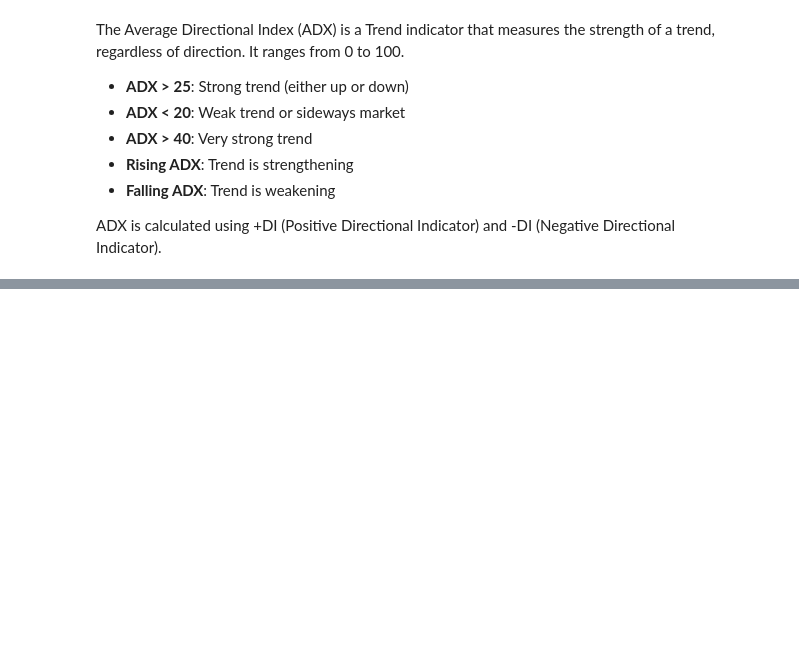
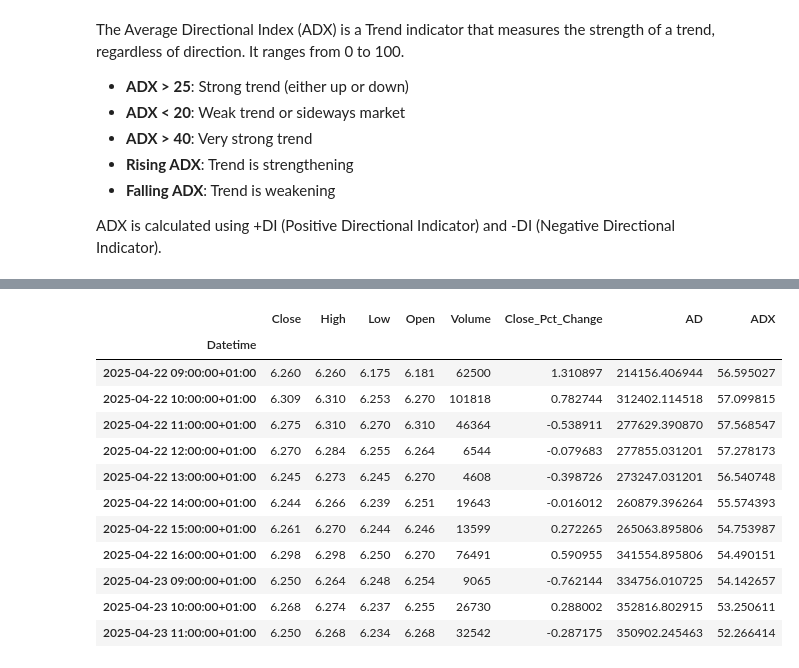
Before and after one commit to Notplays/Financial-trading-trees, a Jupyter notebook: notebook.ipynb, the cells around one changed output, grey strips where cells are left out. Drawn from its saved outputs; the diff is of its cells as text; code cells hidden in the pictures; blank space fills up the shorter version.

```diff
--- a/notebook.ipynb
+++ b/notebook.ipynb
@@ -484,0 +468,16 @@ SOLUTION: Why ADX starts at 100 and how to fix it
+# %%
+altri.iloc[24:35]  # Displaying a slice of the Altri DataFrame to check ADX values
+# %% [output]
+|  | Close | High | Low | Open | Volume | Close_Pct_Change | AD | ADX |
+| Datetime |  |  |  |  |  |  |  |  |
+| 2025-04-22 09:00:00+01:00 | 6.260 | 6.260 | 6.175 | 6.181 | 62500 | 1.310897 | 214156.406944 | 56.595027 |
+| 2025-04-22 10:00:00+01:00 | 6.309 | 6.310 | 6.253 | 6.270 | 101818 | 0.782744 | 312402.114518 | 57.099815 |
+| 2025-04-22 11:00:00+01:00 | 6.275 | 6.310 | 6.270 | 6.310 | 46364 | -0.538911 | 277629.390870 | 57.568547 |
+| 2025-04-22 12:00:00+01:00 | 6.270 | 6.284 | 6.255 | 6.264 | 6544 | -0.079683 | 277855.031201 | 57.278173 |
+| 2025-04-22 13:00:00+01:00 | 6.245 | 6.273 | 6.245 | 6.270 | 4608 | -0.398726 | 273247.031201 | 56.540748 |
+| 2025-04-22 14:00:00+01:00 | 6.244 | 6.266 | 6.239 | 6.251 | 19643 | -0.016012 | 260879.396264 | 55.574393 |
+| 2025-04-22 15:00:00+01:00 | 6.261 | 6.270 | 6.244 | 6.246 | 13599 | 0.272265 | 265063.895806 | 54.753987 |
+| 2025-04-22 16:00:00+01:00 | 6.298 | 6.298 | 6.250 | 6.270 | 76491 | 0.590955 | 341554.895806 | 54.490151 |
+| 2025-04-23 09:00:00+01:00 | 6.250 | 6.264 | 6.248 | 6.254 | 9065 | -0.762144 | 334756.010725 | 54.142657 |
+| 2025-04-23 10:00:00+01:00 | 6.268 | 6.274 | 6.237 | 6.255 | 26730 | 0.288002 | 352816.802915 | 53.250611 |
+| 2025-04-23 11:00:00+01:00 | 6.250 | 6.268 | 6.234 | 6.268 | 32542 | -0.287175 | 350902.245463 | 52.266414 |
```
Also changed, not shown: parts of 7 cells of this notebook.
